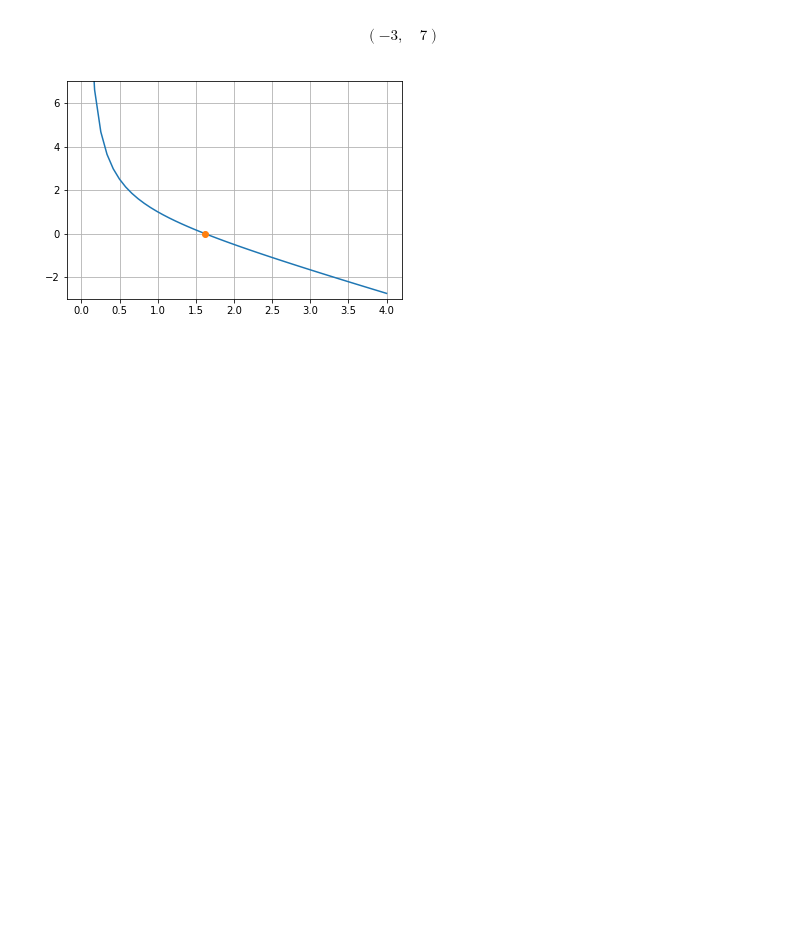
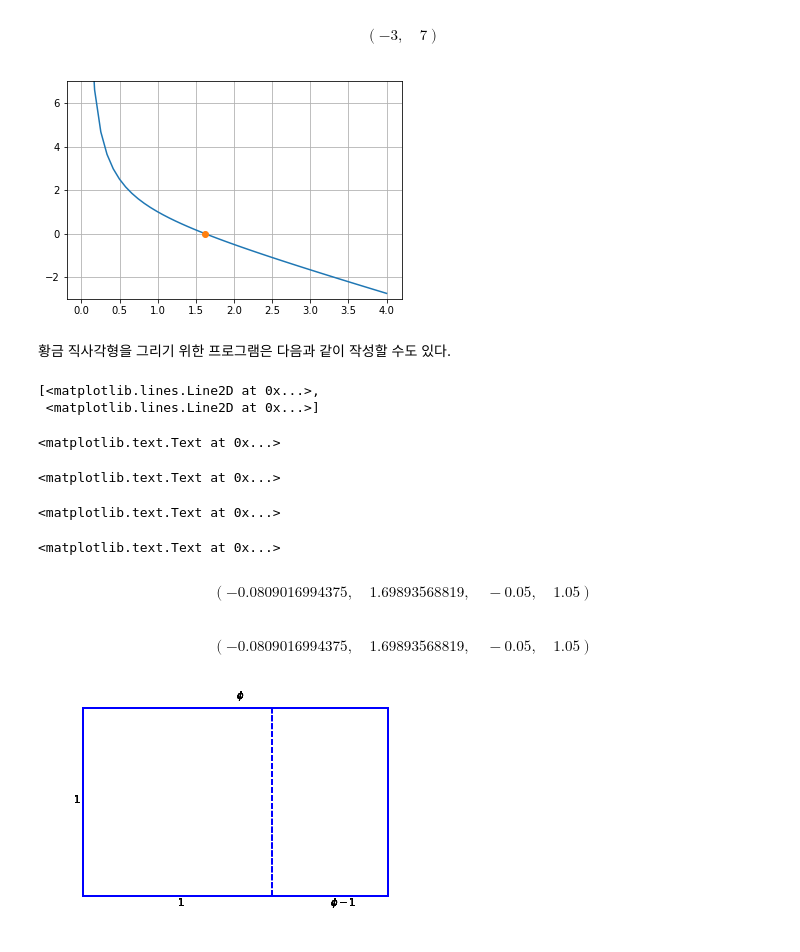
Before and after one commit to kangwonlee/17eca_ncm, a Jupyter notebook: 01_intro/01_intro.ipynb, the cells around one changed output. Saved outputs shown, nothing was run; the diff lists cells and outputs as text; code cells hidden in the pictures; blank space fills up the shorter version.

```diff
--- a/01_intro/01_intro.ipynb
+++ b/01_intro/01_intro.ipynb
@@ -149,3 +149,35 @@ plt.show()
 [<matplotlib.lines.Line2D at 0x...>]
 $$\left ( -3, \quad 7\right )$$
 [figure]
+# %% [markdown]
+황금 직사각형을 그리기 위한 프로그램은 다음과 같이 작성할 수도 있다.
+# %%
+import numpy as np
+import matplotlib.pyplot as plt
+
+phi = (1.0 + np.sqrt(5)) * 0.5
+x = [0, phi, phi, 0, 0]
+y = [0, 0, 1, 1, 0]
+u = [1, 1]
+v = [0, 1]
+plt.plot(x, y, 'b', u, v, 'b--')
+# https://matplotlib.org/users/mathtext.html
+plt.text(phi/2, 1.05, '$\phi$')
+plt.text((1 + phi)/2, -.05, '$\phi - 1$')
+plt.text(-0.05, 0.5, '1')
+plt.text(0.5, -0.05, '1')
+plt.axis('equal')
+plt.axis('off')
+ax = plt.gca()
+ax.set_facecolor('white')
+plt.show()
+# %% [output]
+[<matplotlib.lines.Line2D at 0x...>,
+ <matplotlib.lines.Line2D at 0x...>]
+<matplotlib.text.Text at 0x...>
+<matplotlib.text.Text at 0x...>
+<matplotlib.text.Text at 0x...>
+<matplotlib.text.Text at 0x...>
+$$\left ( -0.0809016994375, \quad 1.69893568819, \quad -0.05, \quad 1.05\right )$$
+$$\left ( -0.0809016994375, \quad 1.69893568819, \quad -0.05, \quad 1.05\right )$$
+[figure, added]
```
